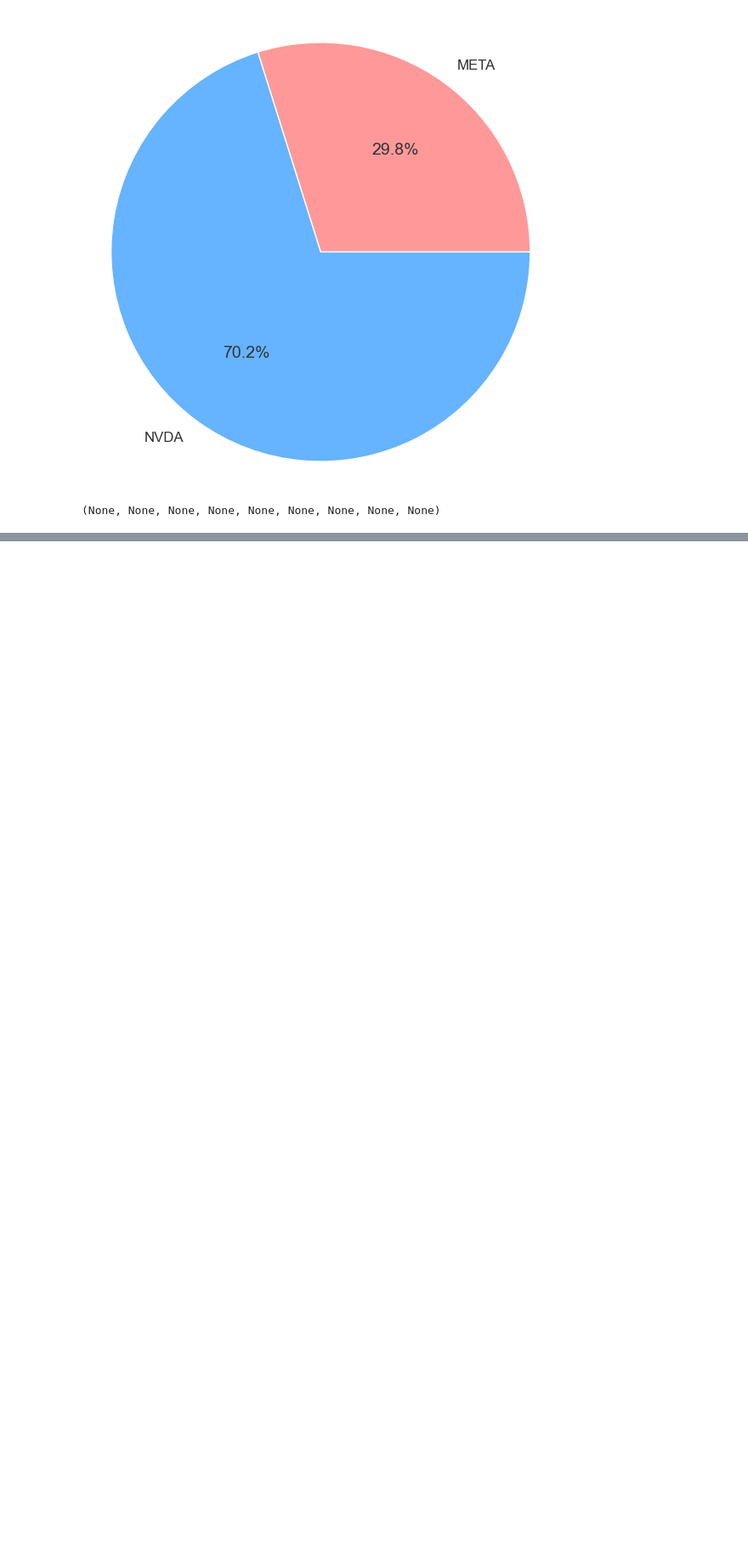
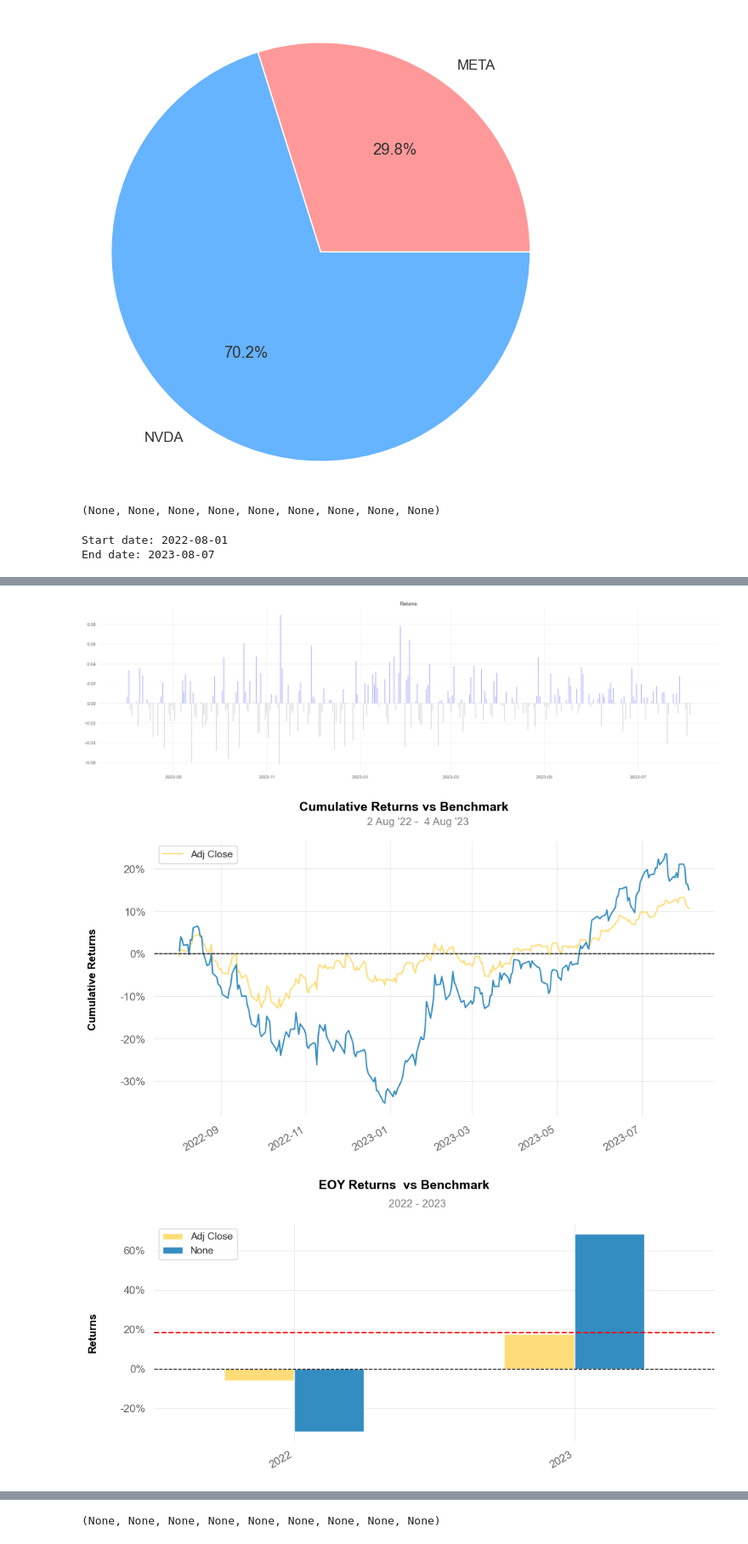
Before and after one commit to fintech-lex/innovest, a Jupyter notebook: innovest_main.ipynb, the cells around one changed output, grey strips where cells are left out. Shown at 85% size. Saved outputs shown, nothing was run; the diff lists cells and outputs as text; code cells hidden in the pictures; blank space fills up the shorter version.

```diff
--- a/innovest_main.ipynb
+++ b/innovest_main.ipynb
@@ -749,3 +709,21 @@ End date: 2023-08-07
 [figure]
 [figure]
 (None, None, None, None, None, None, None, None, None)
+# %%
+# Market Data from August 1st, 2022 until Present Day
+
+# Equally Distributed Portfolio of all Innovative Stocks and how a portfolio would perform
+
+from empyrial import empyrial, Engine
+
+all_nine = Engine(
+    start_date = "2022-08-01",
+    portfolio = ["LCID", "TSLA", "F", "META", "RBLX", "AAPL", "MSFT", "GOOG", "NVDA"],
+    benchmark = ["SPY"]  # SPY is set by default
+    #weights = #['0.5, 0.5'] or whatever amount you want to designate specific portfolio stock concentrated weights
+)
+
+empyrial(all_nine)
+# %% [output]
+Start date: 2022-08-01
+End date: 2023-08-07
@@ -751,0 +749,3 @@ End date: 2023-08-07
+[figure]
+[figure]
+[figure]
@@ -751,0 +759 @@ End date: 2023-08-07
+(None, None, None, None, None, None, None, None, None)
```
Also changed, not shown: parts of 39 cells of this notebook, 1 other file.
